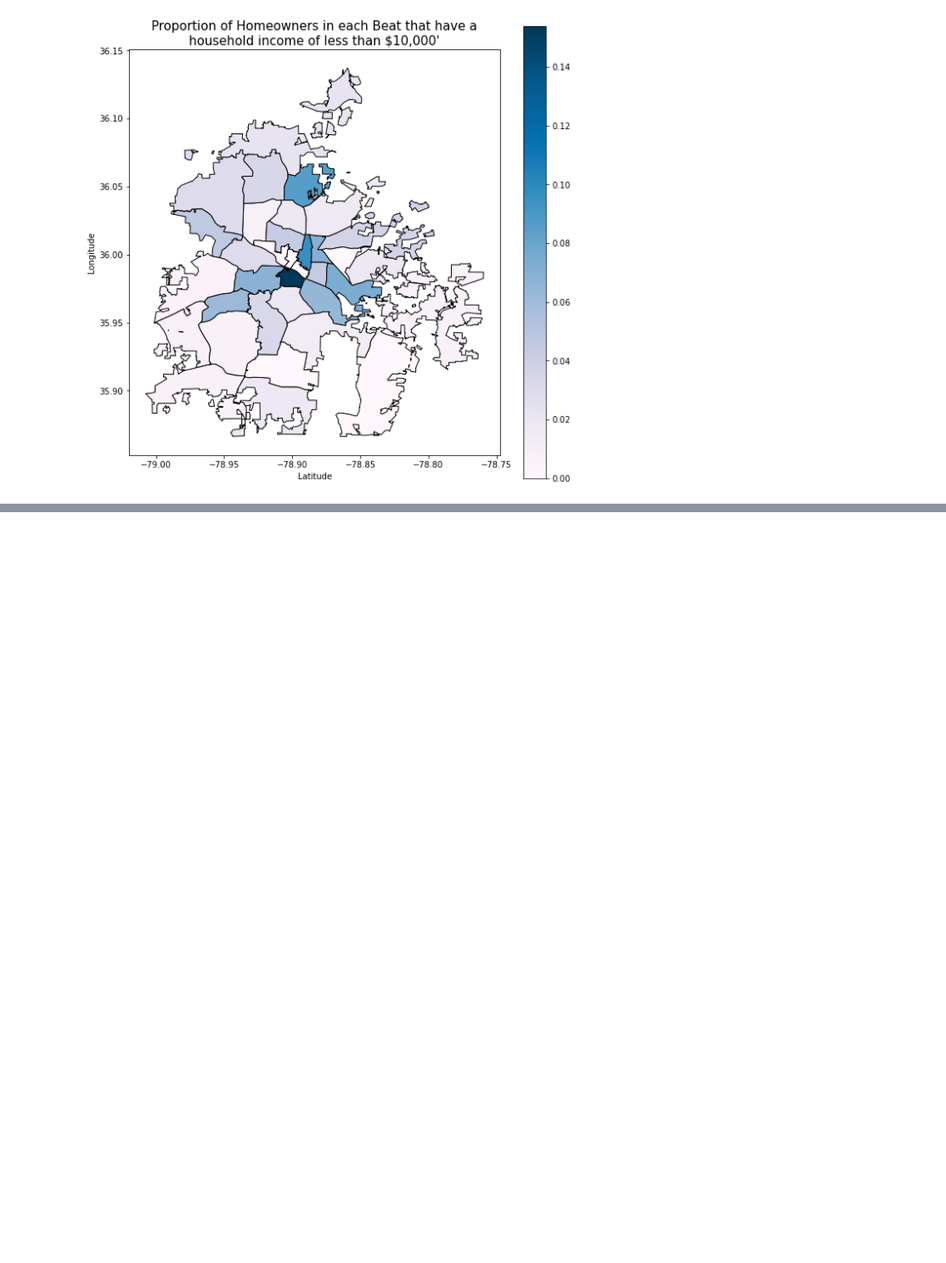
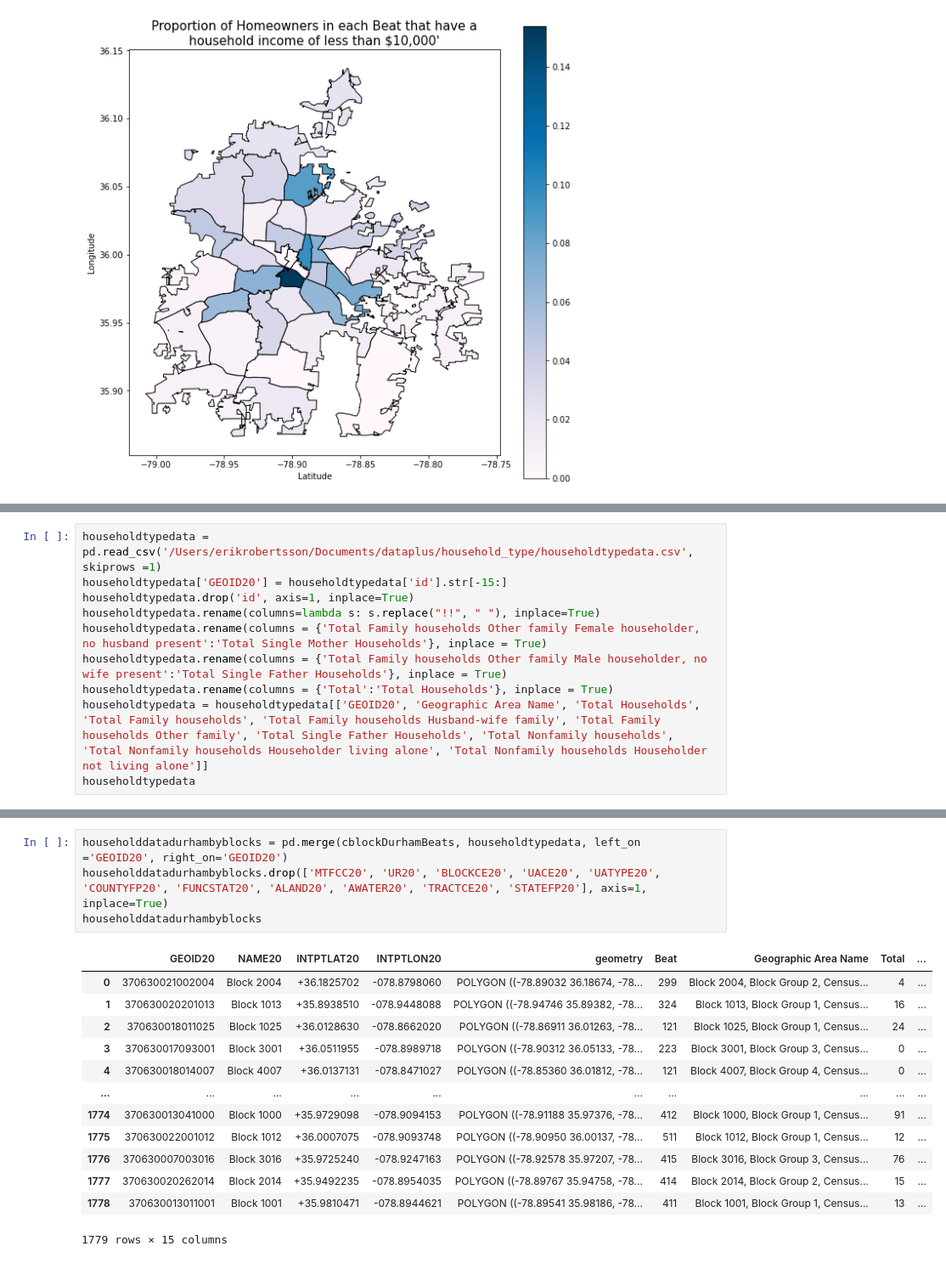
Before and after one commit to sadiesheridan/dataplus-project27-community-safety-durham, a Jupyter notebook: 10_code/hispanicanalysis.ipynb, the cells around one changed output, grey strips where cells are left out. Shown at 85% size. Drawn from its saved outputs; the diff is of its cells as text; blank space fills up the shorter version.

```diff
--- a/10_code/hispanicanalysis.ipynb
+++ b/10_code/hispanicanalysis.ipynb
@@ -1021,0 +971,10 @@ correlation
+# %%
+householdtypedata = pd.read_csv('/Users/erikrobertsson/Documents/dataplus/household_type/householdtypedata.csv', skiprows =1)
+householdtypedata['GEOID20'] = householdtypedata['id'].str[-15:]
+householdtypedata.drop('id', axis=1, inplace=True)
+householdtypedata.rename(columns=lambda s: s.replace("!!", " "), inplace=True)
+householdtypedata.rename(columns = {'Total Family households Other family Female householder, no husband present':'Total Single Mother Households'}, inplace = True)
+householdtypedata.rename(columns = {'Total Family households Other family Male householder, no wife present':'Total Single Father Households'}, inplace = True)
+householdtypedata.rename(columns = {'Total':'Total Households'}, inplace = True)
+householdtypedata = householdtypedata[['GEOID20', 'Geographic Area Name', 'Total Households', 'Total Family households', 'Total Family households Husband-wife family', 'Total Family households Other family', 'Total Single Father Households', 'Total Nonfamily households', 'Total Nonfamily households Householder living alone', 'Total Nonfamily households Householder not living alone']]
+householdtypedata
@@ -1021,0 +995,18 @@ correlation
+# %%
+householddatadurhambyblocks = pd.merge(cblockDurhamBeats, householdtypedata, left_on ='GEOID20', right_on='GEOID20')
+householddatadurhambyblocks.drop(['MTFCC20', 'UR20', 'BLOCKCE20', 'UACE20', 'UATYPE20', 'COUNTYFP20', 'FUNCSTAT20', 'ALAND20', 'AWATER20', 'TRACTCE20', 'STATEFP20'], axis=1, inplace=True)
+householddatadurhambyblocks
+# %% [output]
+|  | GEOID20 | NAME20 | INTPTLAT20 | INTPTLON20 | geometry | Beat | Geographic Area Name | Total | ... |
+| 0 | 370630021002004 | Block 2004 | +36.1825702 | -078.8798060 | POLYGON ((-78.89032 36.18674, -78... | 299 | Block 2004, Block Group 2, Census... | 4 | ... |
+| 1 | 370630020201013 | Block 1013 | +35.8938510 | -078.9448088 | POLYGON ((-78.94746 35.89382, -78... | 324 | Block 1013, Block Group 1, Census... | 16 | ... |
+| 2 | 370630018011025 | Block 1025 | +36.0128630 | -078.8662020 | POLYGON ((-78.86911 36.01263, -78... | 121 | Block 1025, Block Group 1, Census... | 24 | ... |
+| 3 | 370630017093001 | Block 3001 | +36.0511955 | -078.8989718 | POLYGON ((-78.90312 36.05133, -78... | 223 | Block 3001, Block Group 3, Census... | 0 | ... |
+| 4 | 370630018014007 | Block 4007 | +36.0137131 | -078.8471027 | POLYGON ((-78.85360 36.01812, -78... | 121 | Block 4007, Block Group 4, Census... | 0 | ... |
+| ... | ... | ... | ... | ... | ... | ... | ... | ... | ... |
+| 1774 | 370630013041000 | Block 1000 | +35.9729098 | -078.9094153 | POLYGON ((-78.91188 35.97376, -78... | 412 | Block 1000, Block Group 1, Census... | 91 | ... |
+| 1775 | 370630022001012 | Block 1012 | +36.0007075 | -078.9093748 | POLYGON ((-78.90950 36.00137, -78... | 511 | Block 1012, Block Group 1, Census... | 12 | ... |
+| 1776 | 370630007003016 | Block 3016 | +35.9725240 | -078.9247163 | POLYGON ((-78.92578 35.97207, -78... | 415 | Block 3016, Block Group 3, Census... | 76 | ... |
+| 1777 | 370630020262014 | Block 2014 | +35.9492235 | -078.8954035 | POLYGON ((-78.89767 35.94758, -78... | 414 | Block 2014, Block Group 2, Census... | 15 | ... |
+| 1778 | 370630013011001 | Block 1001 | +35.9810471 | -078.8944621 | POLYGON ((-78.89541 35.98186, -78... | 411 | Block 1001, Block Group 1, Census... | 13 | ... |
+1779 rows × 15 columns
```
Also changed, not shown: parts of 20 cells of this notebook.
